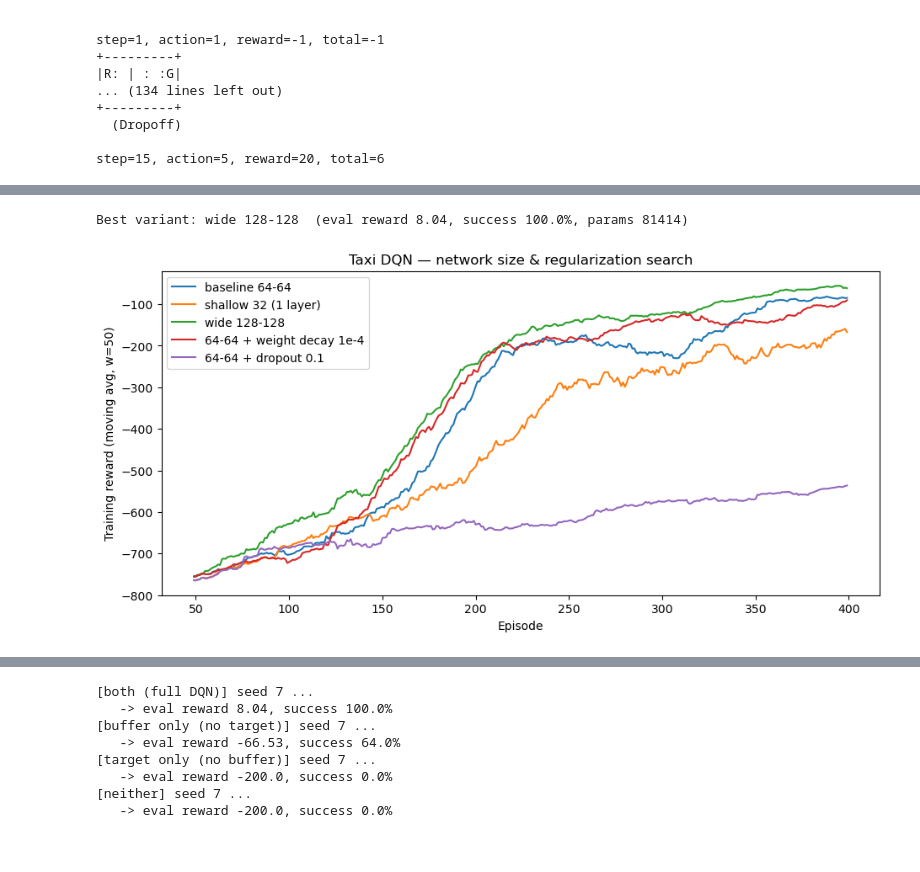
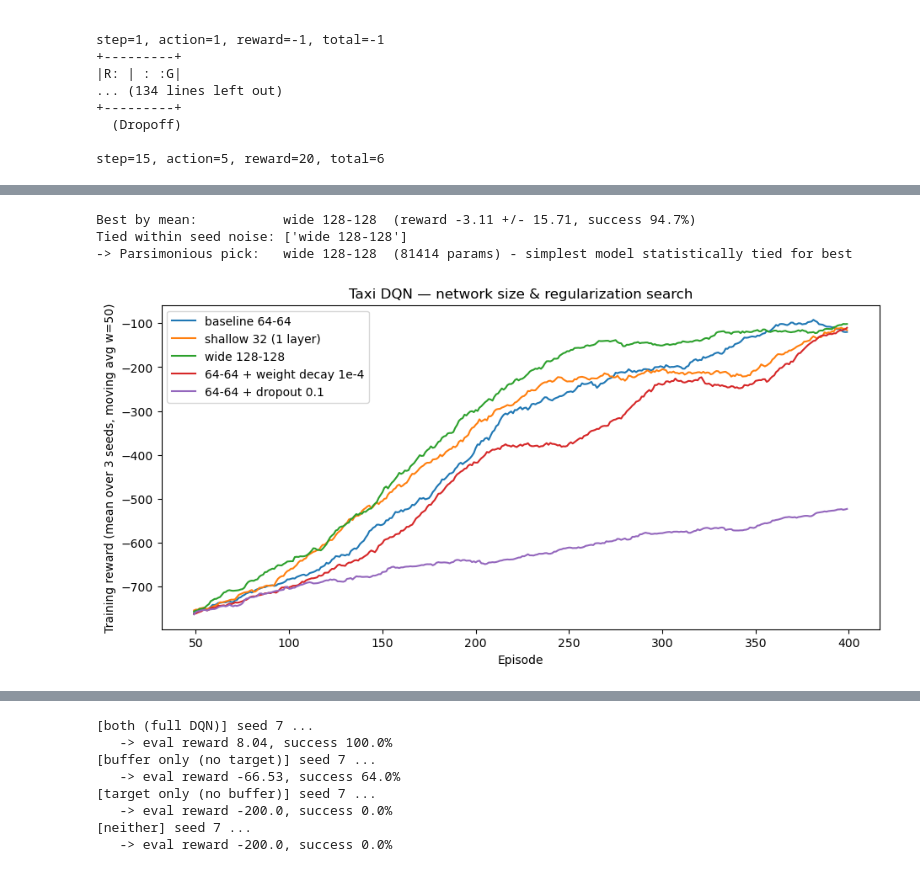
Before and after one commit to asugar13/rl-taxi-pong, a Jupyter notebook: RL_DQN_Taxi_solved.ipynb, the cells around one changed output, grey strips where cells are left out. Drawn from its saved outputs; the diff is of its cells as text; code cells hidden in the pictures.

Commit message:
Add pong and taxi dqn code

```diff
--- a/RL_DQN_Taxi_solved.ipynb
+++ b/RL_DQN_Taxi_solved.ipynb
@@ -688,9 +771,10 @@ This is a **search → pick** study (it *selects* a model), and it complements t
 # %%
 # ======================================================================
-# Step 12 — Network size & regularization search  (SELF-CONTAINED)
+# Step 12 — Network size & regularization search  (SELF-CONTAINED, multi-seed)
 # Holds the full DQN fixed (replay buffer + target network) and varies
 # ONLY the network: size (width/depth) and regularization (weight decay,
-# dropout). Trains each, evaluates greedily, picks the best.
+# dropout). Each variant is trained over SEVERAL seeds; we report
+# mean +/- std and pick the best by mean, with a parsimony tie-break.
 # ======================================================================
 import math
 import random
@@ -713,10 +797,10 @@ except ImportError:
 _Tr = namedtuple("_Tr", ("state", "action", "reward", "next_state", "done"))
 
 # ---- shared settings (same DQN as the main notebook) ----------------
-EPISODES      = 400     # <-- lower (e.g. 300) for a quicker run; 5 variants is slow on CPU
+EPISODES      = 400          # <-- lower (e.g. 300) for a quicker run
 MAX_STEPS     = 200
 EVAL_EPISODES = 100
-SEED          = 7
+SEEDS         = [7, 8, 9]    # <-- results are averaged over these; use [7] for a single quick run
 GAMMA, LR, BATCH = 0.99, 1e-3, 64
 REPLAY_CAPACITY, MIN_REPLAY = 50_000, 500
 TARGET_UPDATE_STEPS = 250
@@ -855,27 +939,36 @@ VARIANTS = [
     {"name": "64-64 + dropout 0.1",       "hidden": (64, 64),   "dropout": 0.1, "weight_decay": 0.0},
 ]
 
+# ---- train each variant over ALL seeds, then average ---------------
 results, curves = [], {}
 for v in VARIANTS:
-    print(f"[{v['name']}] training {EPISODES} episodes ...", flush=True)
-    net, n_states, curve = run_taxi_net(v["hidden"], v["dropout"], v["weight_decay"], EPISODES, SEED)
-    r, s, sc = eval_net(net, n_states, EVAL_EPISODES, SEED + 10_000)
-    curves[v["name"]] = curve
-    n_params = sum(p.numel() for p in net.parameters())
+    print(f"[{v['name']}] training over seeds {SEEDS} ({EPISODES} episodes each) ...", flush=True)
+    seed_rewards, seed_steps, seed_success = [], [], []
+    curve_acc, n_params = None, None
+    for seed in SEEDS:
+        net, n_states, curve = run_taxi_net(v["hidden"], v["dropout"], v["weight_decay"], EPISODES, seed)
+        r, s, sc = eval_net(net, n_states, EVAL_EPISODES, seed + 10_000)
+        seed_rewards.append(r)
+        seed_steps.append(s)
+        seed_success.append(sc / EVAL_EPISODES * 100)
+        curve_acc = curve if curve_acc is None else curve_acc + curve
+        n_params = sum(p.numel() for p in net.parameters())
+    curves[v["name"]] = curve_acc / len(SEEDS)
     results.append({
-        "Variant":                 v["name"],
-        "Hidden":                  str(v["hidden"]),
-        "Weight decay":            v["weight_decay"],
-        "Dropout":                 v["dropout"],
-        "Params":                  n_params,
-        "Eval reward":             round(r, 2),
-        "Eval success %":          round(sc / EVAL_EPISODES * 100, 1),
-        "Eval steps":              round(s, 1),
-        "Train reward (last 100)": round(float(np.mean(curve[-100:])), 1),
+        "Variant":        v["name"],
+        "Hidden":         str(v["hidden"]),
+        "Weight decay":   v["weight_decay"],
+        "Dropout":        v["dropout"],
+        "Params":         n_params,
+        "Reward mean":    round(float(np.mean(seed_rewards)), 2),
+        "Reward std":     round(float(np.std(seed_rewards)), 2),
+        "Success % mean": round(float(np.mean(seed_success)), 1),
+        "Steps mean":     round(float(np.mean(seed_steps)), 1),
     })
-    print(f"   -> eval reward {r:.2f}, success {sc}%", flush=True)
+    print(f"   -> reward {results[-1]['Reward mean']} +/- {results[-1]['Reward std']}, "
+          f"success {results[-1]['Success % mean']}% (over {len(SEEDS)} seeds)", flush=True)
 
-# ---- results table + best pick -------------------------------------
+# ---- results table --------------------------------------------------
 if _HAVE_PANDAS:
     df = pd.DataFrame(results)
     try:
@@ -889,11 +982,22 @@ else:
     for row in results:
         print(" | ".join(str(row[c]) for c in header))
 
-best = max(results, key=lambda d: (d["Eval success %"], d["Eval reward"]))
-print(f"\nBest variant: {best['Variant']}  "
-      f"(eval reward {best['Eval reward']}, success {best['Eval success %']}%, params {best['Params']})")
+# ---- pick best (by mean), with a parsimony tie-break ---------------
+top = max(results, key=lambda d: (d["Success % mean"], d["Reward mean"]))
+# variants statistically "tied" with the top: same success and mean reward within one std of the top
+noise = max(top["Reward std"], 0.5)
+tied = [d for d in results
+        if d["Success % mean"] >= top["Success % mean"] - 1e-9
+        and top["Reward mean"] - d["Reward mean"] <= noise]
+parsimonious = min(tied, key=lambda d: d["Params"])
 
-# ---- learning-curve comparison -------------------------------------
+print(f"\nBest by mean:           {top['Variant']}  "
+      f"(reward {top['Reward mean']} +/- {top['Reward std']}, success {top['Success % mean']}%)")
+print(f"Tied within seed noise: {[d['Variant'] for d in tied]}")
+print(f"-> Parsimonious pick:   {parsimonious['Variant']}  ({parsimonious['Params']} params) "
+      f"- simplest model statistically tied for best")
+
+# ---- learning-curve comparison (mean over seeds) -------------------
 plt.figure(figsize=(11, 5))
 W = 50
 for name, curve in curves.items():
@@ -901,7 +1005,7 @@ for name, curve in curves.items():
         ma = np.convolve(curve, np.ones(W) / W, mode="valid")
         plt.plot(range(W - 1, len(curve)), ma, label=name)
 plt.xlabel("Episode")
-plt.ylabel(f"Training reward (moving avg, w={W})")
+plt.ylabel(f"Training reward (mean over {len(SEEDS)} seeds, moving avg w={W})")
 plt.title("Taxi DQN — network size & regularization search")
 plt.legend()
 plt.show()
@@ -925,2 +1029,4 @@ plt.show()
-Best variant: wide 128-128  (eval reward 8.04, success 100.0%, params 81414)
+Best by mean:           wide 128-128  (reward -3.11 +/- 15.71, success 94.7%)
+Tied within seed noise: ['wide 128-128']
+-> Parsimonious pick:   wide 128-128  (81414 params) - simplest model statistically tied for best
-[figure, old version]
+[figure, new version]
```
Also changed, not shown: parts of 27 cells of this notebook, 1 other file.
